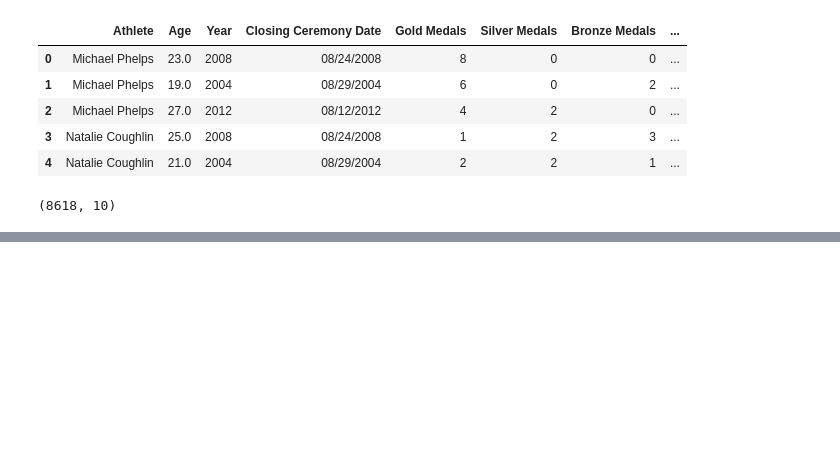
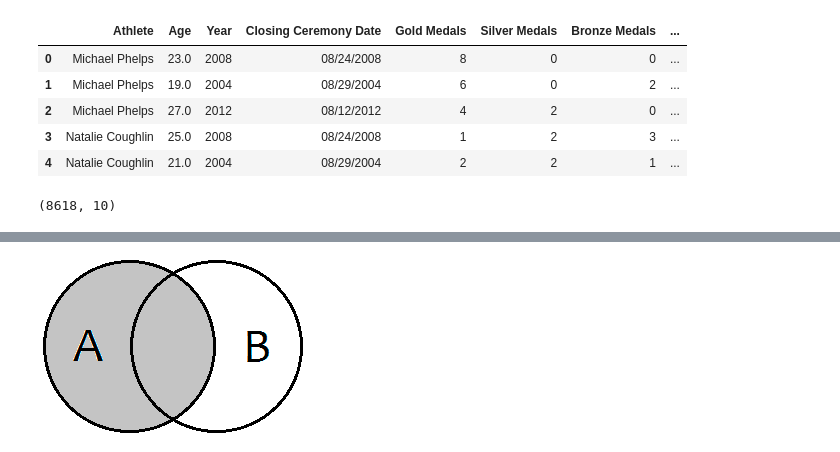
Before and after one commit to elugo00/machine-learning-python-course, a Jupyter notebook: notebooks/T2 - 4 - Data Cleaning - Concatenación de datos.ipynb, the cells around one changed output, grey strips where cells are left out. Saved outputs shown, nothing was run; the diff lists cells and outputs as text; code cells hidden in the pictures; blank space fills up the shorter version.

```diff
--- a/notebooks/T2 - 4 - Data Cleaning - Concatenación de datos.ipynb
+++ b/notebooks/T2 - 4 - Data Cleaning - Concatenación de datos.ipynb
@@ -292,0 +351,4 @@ data_final.shape
+# %%
+Image(filename="resources/left-join.png")
+# %% [output]
+[figure, added]
```
Also changed, not shown: parts of 20 cells of this notebook, 7 other files.
